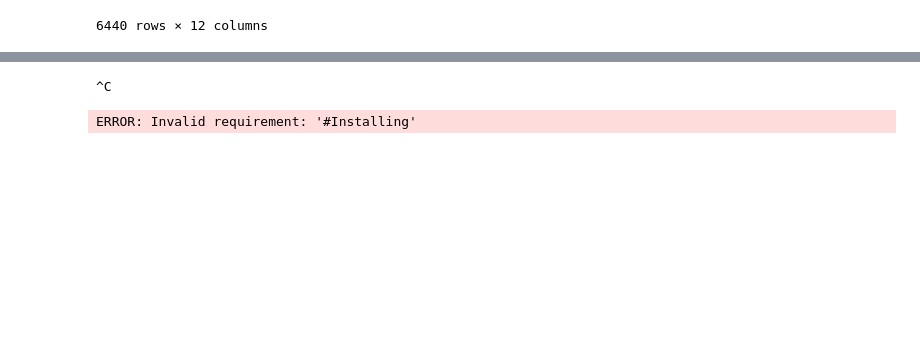
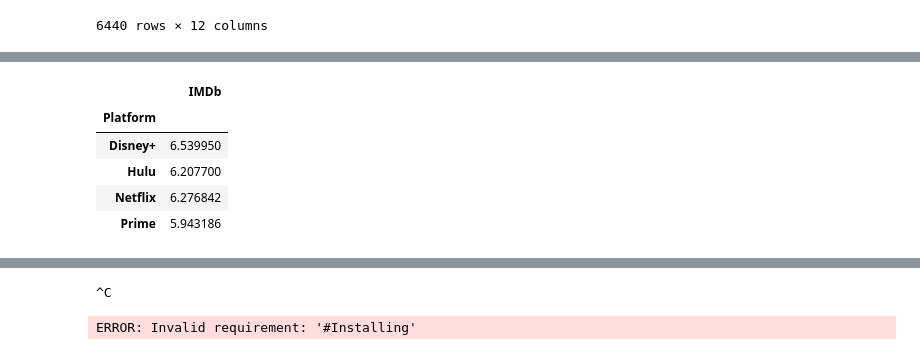
Before and after one commit to tushariccs/Python-codes, a Jupyter notebook: KMPG Data Science/first.ipynb, the cells around one changed output, grey strips where cells are left out. Saved outputs shown, nothing was run; the diff lists cells and outputs as text; code cells hidden in the pictures; blank space fills up the shorter version.

```diff
--- a/KMPG Data Science/first.ipynb
+++ b/KMPG Data Science/first.ipynb
@@ -327,0 +357,11 @@ movies[fc2 & fc3]
+# %%
+#Grouping of data
+#PS:What is avearge IMDb rating score for each plateform
+movies.groupby('Platform')[['IMDb']].mean()
+# %% [output]
+|  | IMDb |
+| Platform |  |
+| Disney+ | 6.539950 |
+| Hulu | 6.207700 |
+| Netflix | 6.276842 |
+| Prime | 5.943186 |
```
Also changed, not shown: parts of 5 cells of this notebook, 15 other files.
